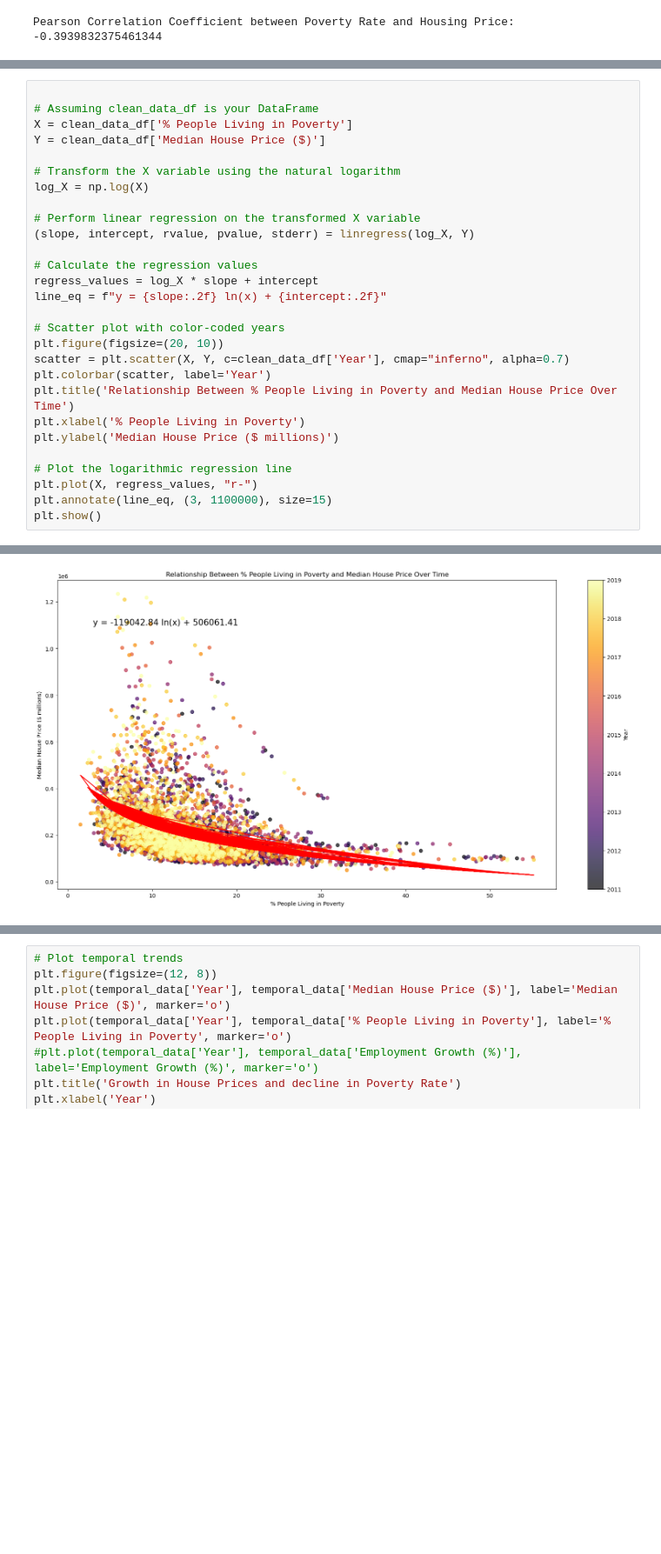
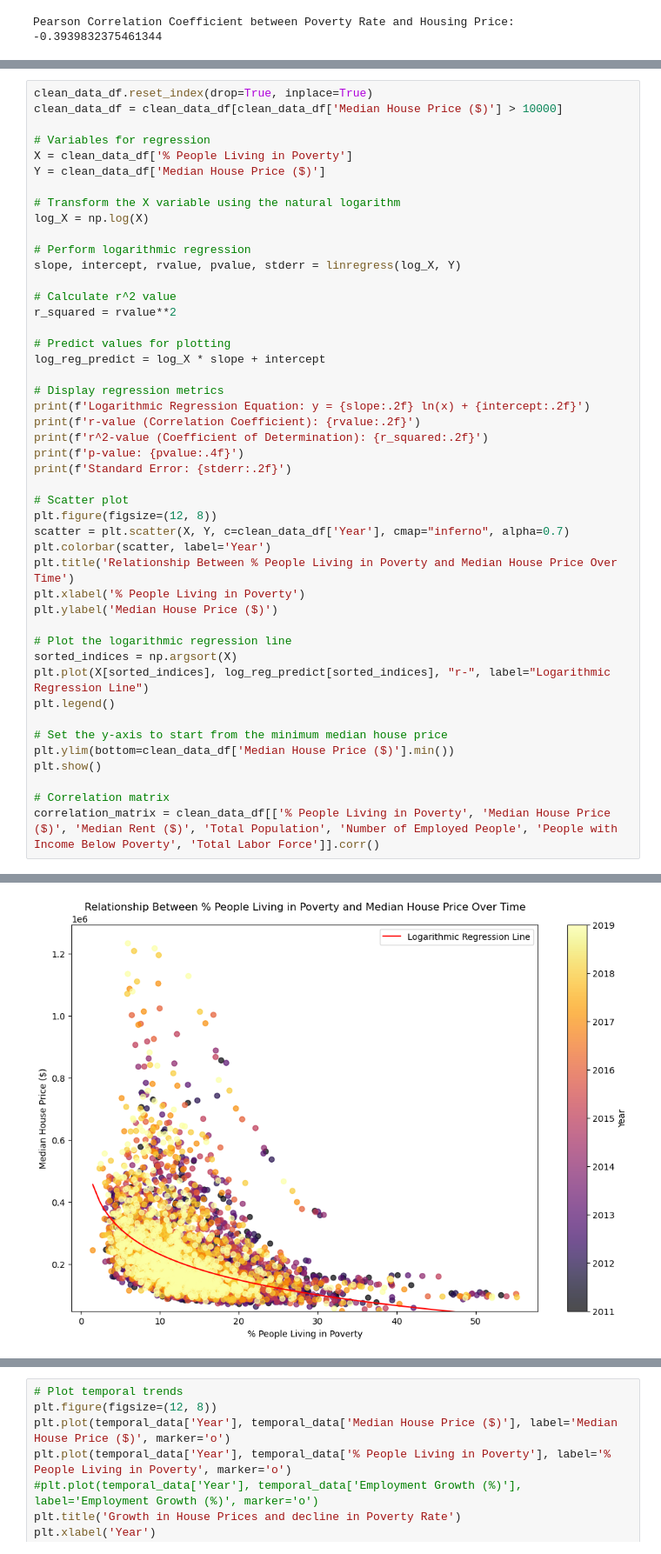
Before and after one commit to melanieliao/Project-1, a Jupyter notebook: Poverty_Housing_B.ipynb, the cells around one changed output, grey strips where cells are left out. Shown at 87% size. Drawn from its saved outputs; the diff is of its cells as text; blank space fills up the shorter version.

```diff
--- a/Poverty_Housing_B.ipynb
+++ b/Poverty_Housing_B.ipynb
@@ -244,29 +277,47 @@ Pearson Correlation Coefficient between Poverty Rate and Housing Price: -0.39398
 # %%
+clean_data_df.reset_index(drop=True, inplace=True)
+clean_data_df = clean_data_df[clean_data_df['Median House Price ($)'] > 10000]
 
-# Assuming clean_data_df is your DataFrame
+# Variables for regression
 X = clean_data_df['% People Living in Poverty']
 Y = clean_data_df['Median House Price ($)']
 
 # Transform the X variable using the natural logarithm
 log_X = np.log(X)
 
-# Perform linear regression on the transformed X variable
-(slope, intercept, rvalue, pvalue, stderr) = linregress(log_X, Y)
+# Perform logarithmic regression
+slope, intercept, rvalue, pvalue, stderr = linregress(log_X, Y)
 
-# Calculate the regression values
-regress_values = log_X * slope + intercept
-line_eq = f"y = {slope:.2f} ln(x) + {intercept:.2f}"
+# Calculate r^2 value
+r_squared = rvalue**2
 
-# Scatter plot with color-coded years
-plt.figure(figsize=(20, 10))
+# Predict values for plotting
+log_reg_predict = log_X * slope + intercept
+
+# Display regression metrics
+print(f'Logarithmic Regression Equation: y = {slope:.2f} ln(x) + {intercept:.2f}')
+print(f'r-value (Correlation Coefficient): {rvalue:.2f}')
+print(f'r^2-value (Coefficient of Determination): {r_squared:.2f}')
+print(f'p-value: {pvalue:.4f}')
+print(f'Standard Error: {stderr:.2f}')
+
+# Scatter plot
+plt.figure(figsize=(12, 8))
 scatter = plt.scatter(X, Y, c=clean_data_df['Year'], cmap="inferno", alpha=0.7)
 plt.colorbar(scatter, label='Year')
 plt.title('Relationship Between % People Living in Poverty and Median House Price Over Time')
 plt.xlabel('% People Living in Poverty')
-plt.ylabel('Median House Price ($ millions)')
+plt.ylabel('Median House Price ($)')
 
 # Plot the logarithmic regression line
-plt.plot(X, regress_values, "r-")
-plt.annotate(line_eq, (3, 1100000), size=15)
+sorted_indices = np.argsort(X)
+plt.plot(X[sorted_indices], log_reg_predict[sorted_indices], "r-", label="Logarithmic Regression Line")
+plt.legend()
+
+# Set the y-axis to start from the minimum median house price
+plt.ylim(bottom=clean_data_df['Median House Price ($)'].min())
 plt.show()
+
+# Correlation matrix
+correlation_matrix = clean_data_df[['% People Living in Poverty', 'Median House Price ($)', 'Median Rent ($)', 'Total Population', 'Number of Employed People', 'People with Income Below Poverty', 'Total Labor Force']].corr()
 # %% [output]
@@ -273 +329 @@ plt.show()
-[figure, old version]
+[figure, new version]
```
Also changed, not shown: parts of 12 cells of this notebook, 8 other files.
